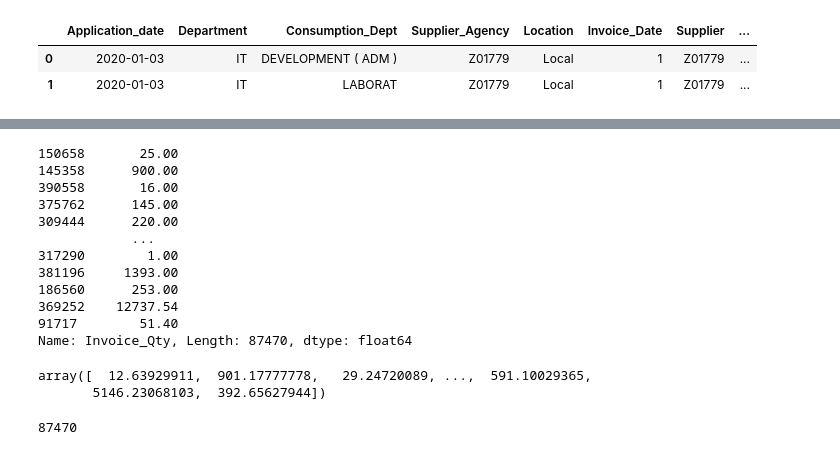
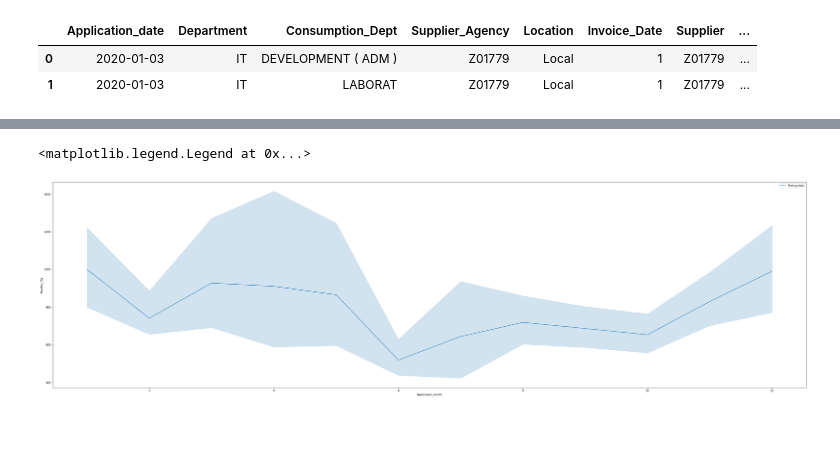
Before and after one commit to venkateshatgit/SCM-ML, a Jupyter notebook: MLProject-checkpoint.ipynb, the cells around one changed output, grey strips where cells are left out. Drawn from its saved outputs; the diff is of its cells as text; code cells hidden in the pictures; blank space fills up the shorter version.

```diff
--- a/MLProject-checkpoint.ipynb
+++ b/MLProject-checkpoint.ipynb
@@ -796,3 +754,6 @@ train_X
+# %%
+import matplotlib  as mpl
+mpl.rcParams['agg.path.chunksize']=10000
 # %%
 forest_model.score(train_X, train_y)
 # %% [output]
@@ -800,5 +761,5 @@ forest_model.score(train_X, train_y)
 # %%
-train_features = ['Application_week', 'Department', 'Supplier_Agency', 'Consumption_Dept',
+train_features = ['Application_month', 'Department', 'Supplier_Agency', 'Consumption_Dept',
                         'Location', 'Invoice_Date', 'Material_Name', 'Warehouse']
 
 X=df[train_features]
@@ -834,7 +795,7 @@ forest_model = RandomForestRegressor(random_state=1)
 forest_model.fit(train_X, train_y)
 predict = forest_model.predict(test_X)
 
-print("ANALYSIS FOR WEEK")
+print("ANALYSIS FOR MONTH")
 print(f'Mean Absolute Error : {mean_absolute_error(test_y, predict)}')
 print(f'Train Score : {forest_model.score(train_X, train_y)}')
 print(f'Test Score : {forest_model.score(test_X, test_y)}')
@@ -879,24 +824,7 @@ test_X
-# %%
-test_y
-# %% [output]
-150658       25.00
-145358      900.00
-390558       16.00
-375762      145.00
-309444      220.00
-            ...
-317290        1.00
-381196     1393.00
-186560      253.00
-369252    12737.54
-91717        51.40
-Name: Invoice_Qty, Length: 87470, dtype: float64
-# %%
-predict
-# %% [output]
-array([  12.63929911,  901.17777778,   29.24720089, ...,  591.10029365,
-       5146.23068103,  392.65627944])
-# %%
-len(predict)
-# %% [output]
-87470
+# %%
+sns.lineplot(test_X.Application_month, test_y, label="Testing data")
+
+plt.legend()
+# %% [output]
+<matplotlib.legend.Legend at 0x...>
+[figure, added]
```
Also changed, not shown: parts of 12 cells of this notebook.
